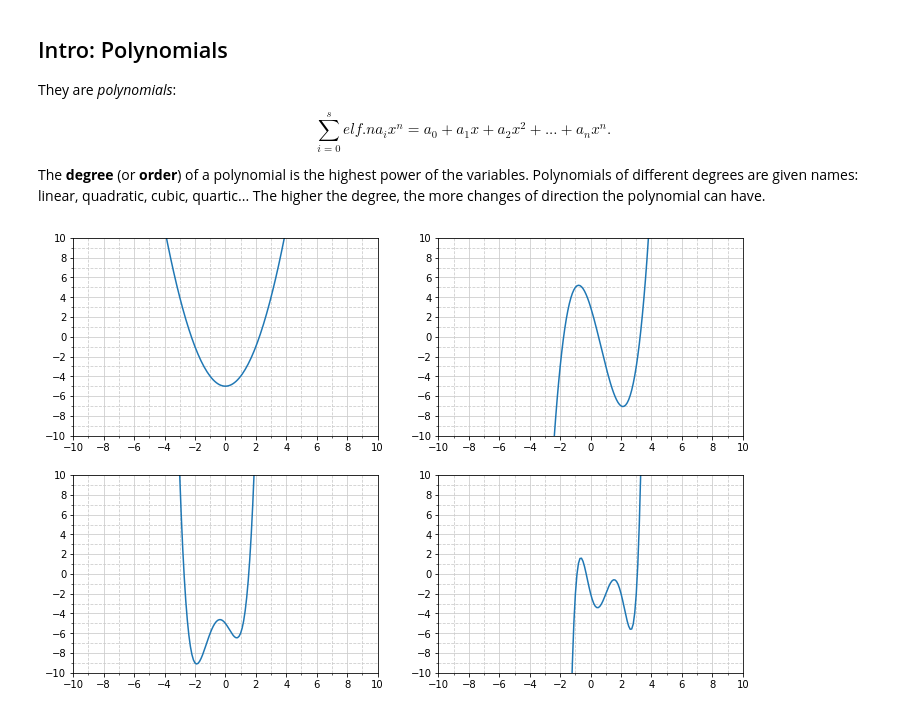
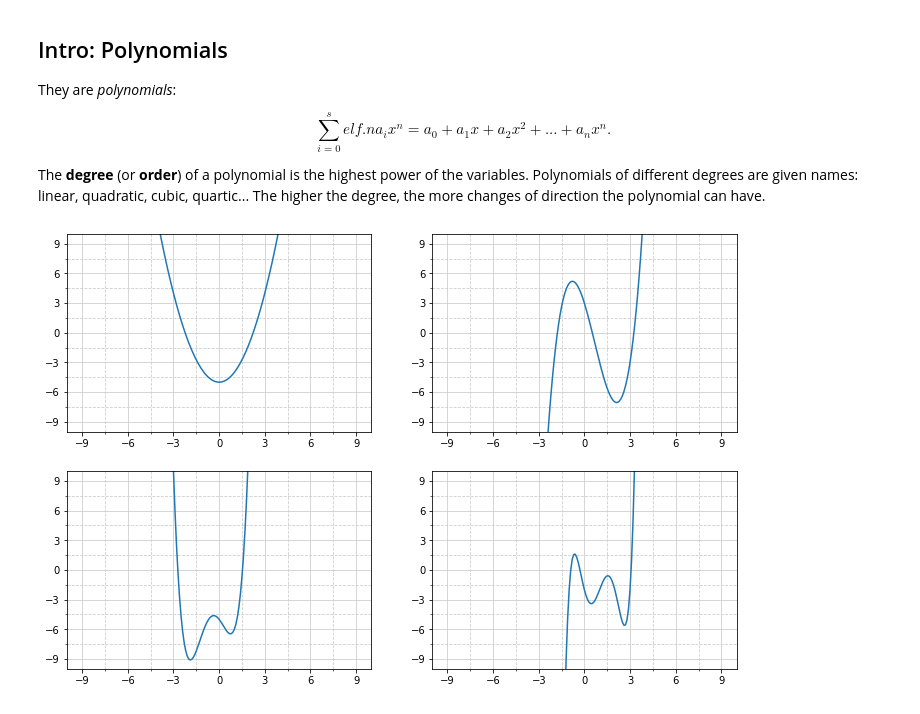
Before and after one commit to davdmc/splines, a Jupyter notebook: splines.ipynb, the cells around one changed output. Saved outputs shown, nothing was run; the diff lists cells and outputs as text; code cells hidden in the pictures.

```diff
--- a/splines.ipynb
+++ b/splines.ipynb
@@ -7,15 +7,15 @@ import matplotlib
 
 # MATPLOTLIB CONFIG
 
-def conf_axis(ax, lim_x=10, lim_y=10):
+def conf_axis(ax, xmax=10, ymax=10, xmin=-10, ymin=-10):
     for ind, subplot in np.ndenumerate(ax):
         # Set axis ranges; by default this will put major ticks every 25.
-        subplot.set_xlim(-lim_x, lim_x)
-        subplot.set_ylim(-lim_y, lim_y)
+        subplot.set_xlim(xmin, xmax)
+        subplot.set_ylim(ymin, ymax)
 
         # Change major ticks to show every 1.
-        subplot.xaxis.set_major_locator(MultipleLocator(2))
-        subplot.yaxis.set_major_locator(MultipleLocator(2))
+        subplot.xaxis.set_major_locator(MultipleLocator(int((xmax-xmin)/10+1)))
+        subplot.yaxis.set_major_locator(MultipleLocator(int((ymax-ymin)/10+1)))
 
         # Change minor ticks to show every .5. (1/4 = .25)
         subplot.xaxis.set_minor_locator(AutoMinorLocator(2))
@@ -39,12 +39,12 @@ The **degree** (or **order**) of a polynomial is the highest power of the variab
 # %%
 fig, ax = plt.subplots(2, 2, figsize=(12, 8))
 conf_axis(ax)
 
 x = np.arange(-10, 10, 0.1)
 ax[0, 0].plot(x, x**2 - 5)
 ax[0, 1].plot(x, x**3 - 2*x**2 - 5*x + 3)
 ax[1, 0].plot(x, x**4 + 2*x**3 - 2*x**2 - 2*x - 5)
-ax[1, 1].plot(x, x**5 - 5*x**4 + 5*x**3 + 5*x**2 - 6*x - 2
+ax[1, 1].plot(x, x**5 - 5*x**4 + 5*x**3 + 5*x**2 - 6*x - 2)
 plt.show()
 # %% [output]
-[figure, old version]
+[figure, new version]
```
Also changed, not shown: parts of 3 cells of this notebook.
